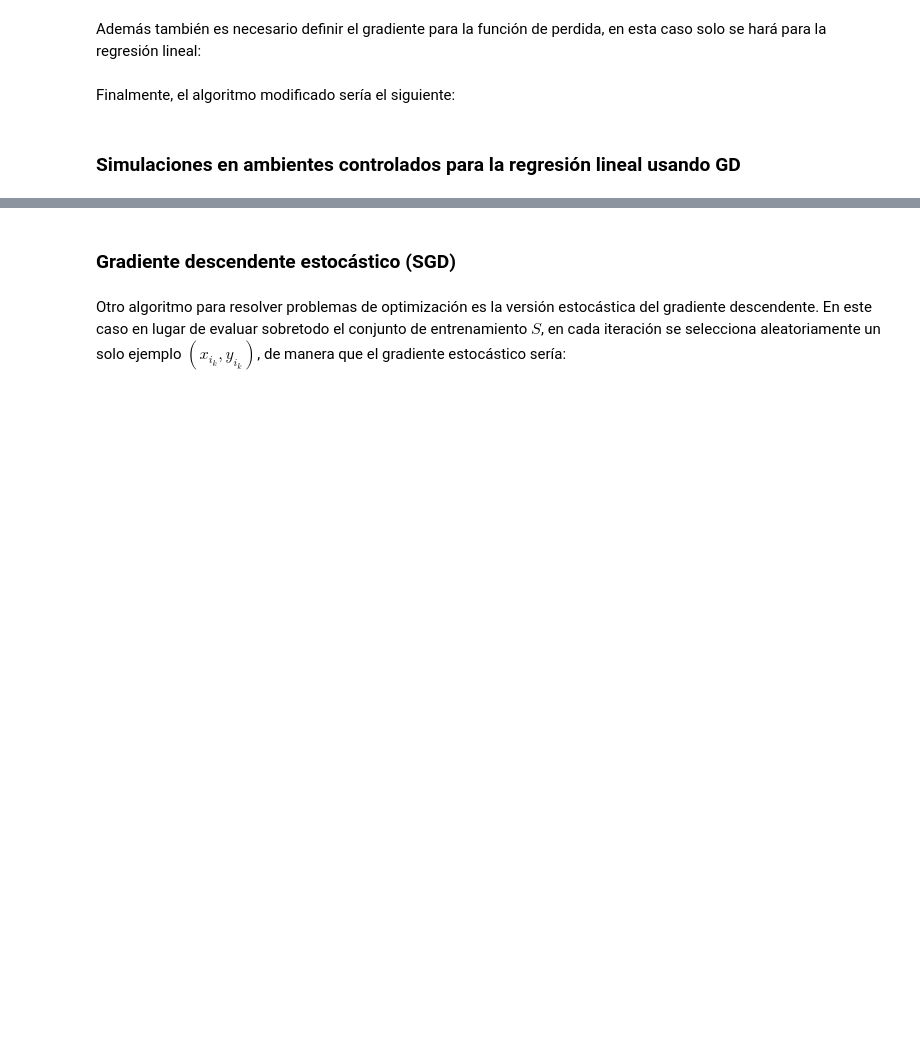
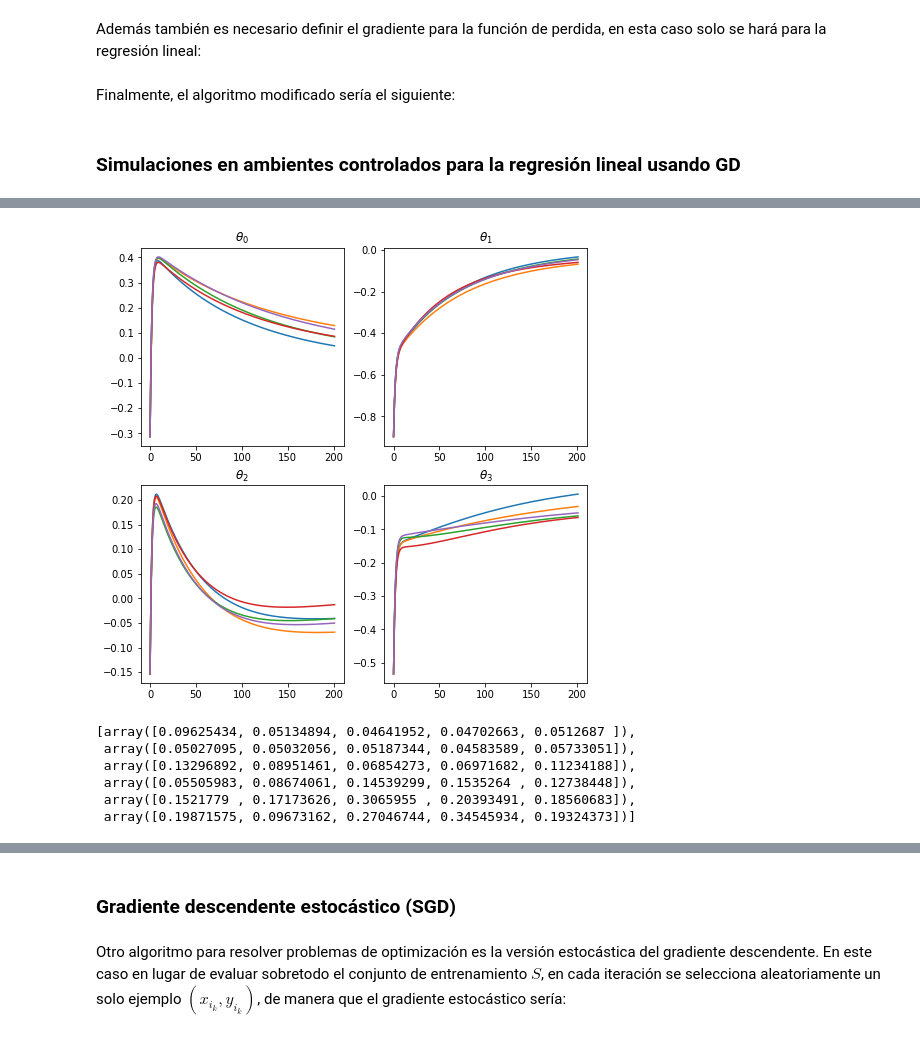
Before and after one commit to alejandrosanchezy/nerve, a Jupyter notebook: Gradiente descendente part 2/ElGradienteDescendente.ipynb, the cells around one changed output, grey strips where cells are left out. Cells and saved outputs as stored; diff of their text form; code cells hidden in the pictures; blank space fills up the shorter version.

```diff
--- a/Gradiente descendente part 2/ElGradienteDescendente.ipynb
+++ b/Gradiente descendente part 2/ElGradienteDescendente.ipynb
@@ -342,0 +460,24 @@ Para analizar el comportamiento del GD, vamos a considerar cinco conjuntos de da
+# %%
+m = 4
+deltas = deltas[0]
+fig, axs = plt.subplots(2, 2, figsize=(8, 8))
+batches = len(deltas)
+switch = True
+for j in range(m + 1):
+    for k, axis in enumerate(axs.flat):
+        for i in range(batches):
+            if j == k:
+                axis.plot(deltas[i][j])
+                axis.set_title(r'$\theta_{}$'.format(j))
+plt.show()
+# %% [output]
+[figure, added]
+# %%
+rmses
+# %% [output]
+[array([0.09625434, 0.05134894, 0.04641952, 0.04702663, 0.0512687 ]),
+ array([0.05027095, 0.05032056, 0.05187344, 0.04583589, 0.05733051]),
+ array([0.13296892, 0.08951461, 0.06854273, 0.06971682, 0.11234188]),
+ array([0.05505983, 0.08674061, 0.14539299, 0.1535264 , 0.12738448]),
+ array([0.1521779 , 0.17173626, 0.3065955 , 0.20393491, 0.18560683]),
+ array([0.19871575, 0.09673162, 0.27046744, 0.34545934, 0.19324373])]
```
Also changed, not shown: parts of 24 cells of this notebook.
